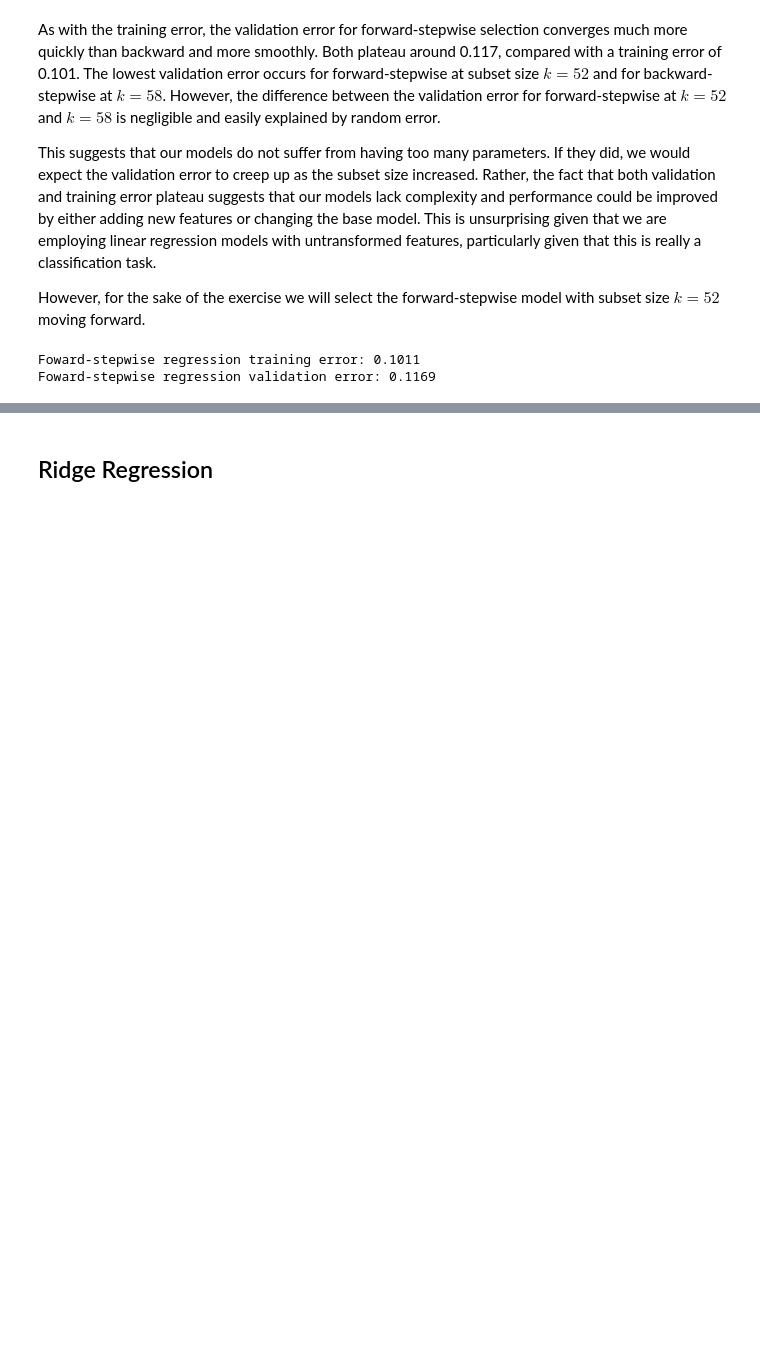
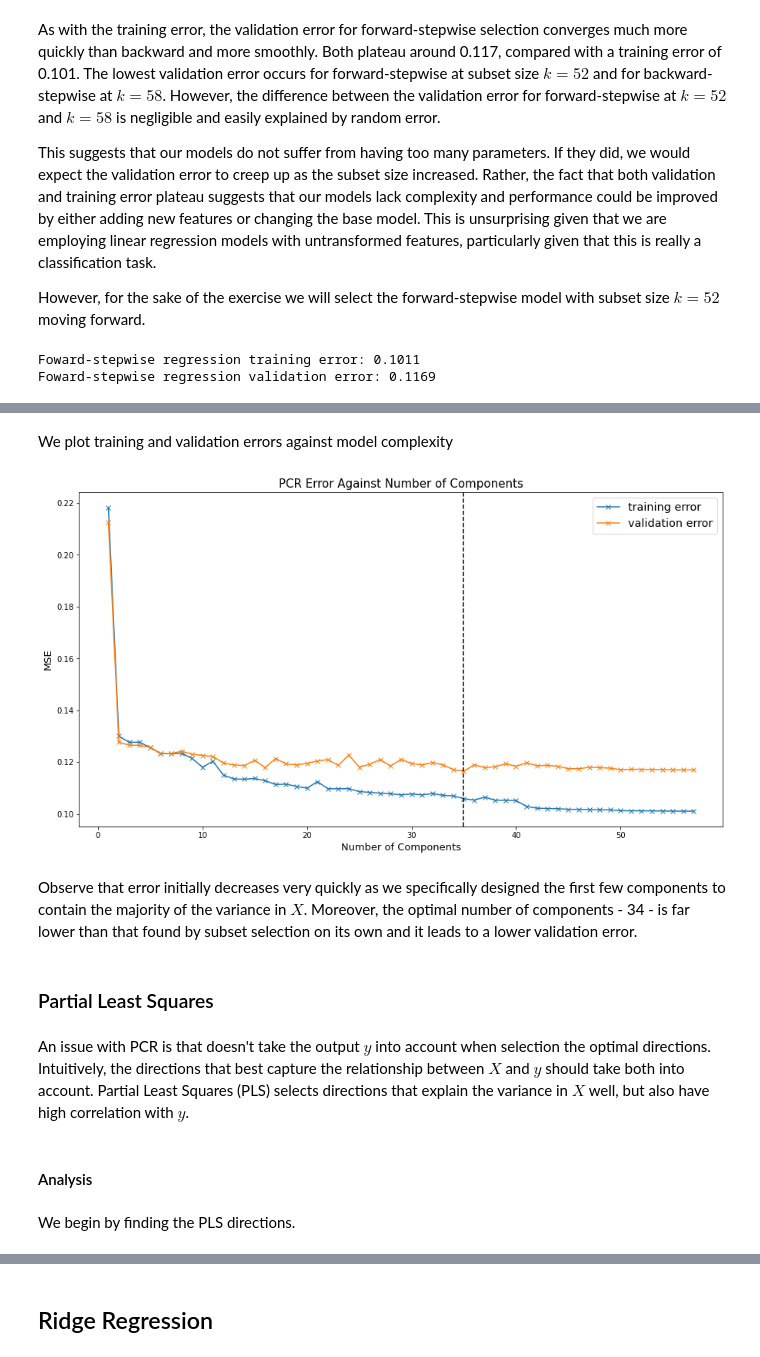
Before and after one commit to chris-leonard/elements-of-statistical-learning, a Jupyter notebook: chapter-3/spam-regression-analysis.ipynb, the cells around one changed output, grey strips where cells are left out. Drawn from its saved outputs; the diff is of its cells as text; code cells hidden in the pictures; blank space fills up the shorter version.

```diff
--- a/chapter-3/spam-regression-analysis.ipynb
+++ b/chapter-3/spam-regression-analysis.ipynb
@@ -586,0 +732,31 @@ Foward-stepwise regression validation error: 0.1169
+# %% [markdown]
+We plot training and validation errors against model complexity
+# %%
+# Initialise plot
+fig, ax = plt.subplots(figsize=(15, 8))
+
+# Fig parameters
+ax.set_title('PCR Error Against Number of Components', fontsize=15)
+ax.set_xlabel('Number of Components', fontsize=13)
+ax.set_ylabel('MSE', fontsize=13)
+
+# Plot errors
+ax.plot(pcr_params, pcr_train_err, marker='x', label='training error')
+ax.plot(pcr_params, pcr_val_err, marker='x', label='validation error')
+
+# Plot optimal value
+ax.axvline(pcr_param_best, linestyle='--', color='k')
+
+ax.legend(fontsize='x-large');
+# %% [output]
+[figure, added]
+# %% [markdown]
+Observe that error initially decreases very quickly as we specifically designed the first few components to contain the majority of the variance in $X$. Moreover, the optimal number of components - 34 - is far lower than that found by subset selection on its own and it leads to a lower validation error.
+# %% [markdown]
+### Partial Least Squares
+# %% [markdown]
+An issue with PCR is that doesn't take the output $y$ into account when selection the optimal directions. Intuitively,  the directions that best capture the relationship between $X$ and $y$ should take both into account. Partial Least Squares (PLS) selects directions that explain the variance in $X$ well, but also have high correlation with $y$.
+# %% [markdown]
+#### Analysis
+# %% [markdown]
+We begin by finding the PLS directions.
```
Also changed, not shown: parts of 64 cells of this notebook.
